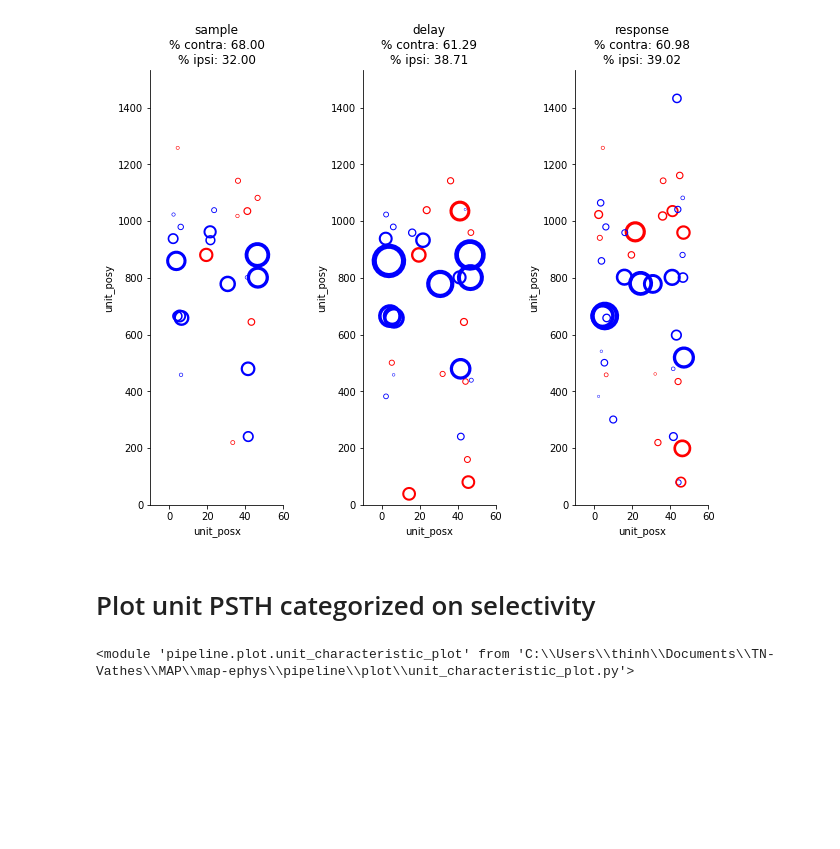
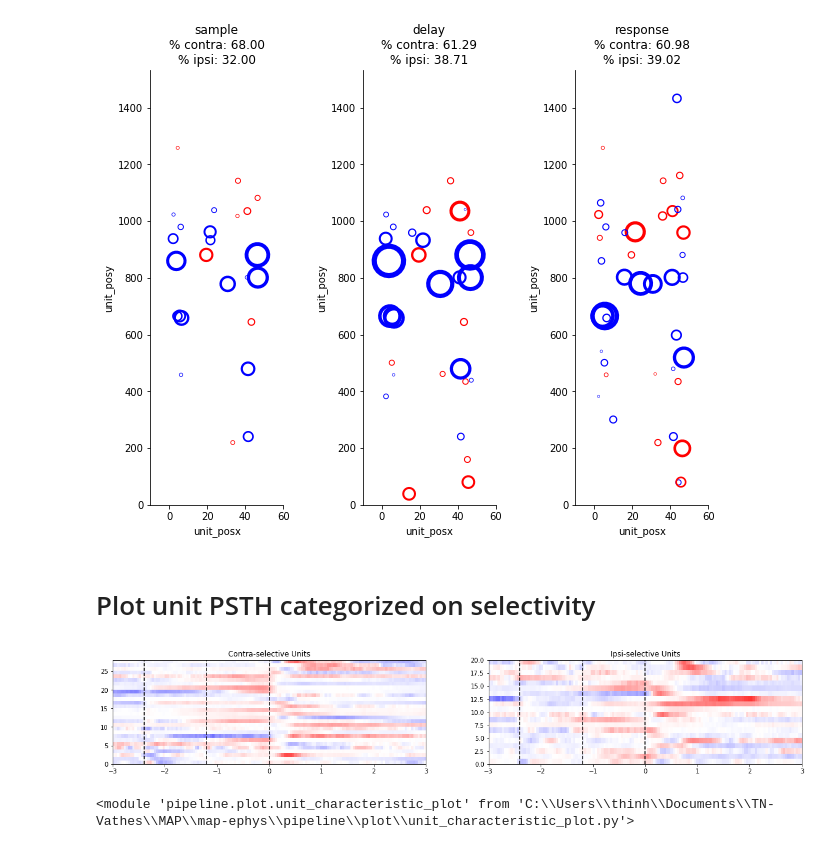
Before and after one commit to mesoscale-activity-map/map-ephys, a Jupyter notebook: notebook/plot_unit_metrics.ipynb, the cells around one changed output. Drawn from its saved outputs; the diff is of its cells as text; code cells hidden in the pictures; blank space fills up the shorter version.

```diff
--- a/notebook/plot_unit_metrics.ipynb
+++ b/notebook/plot_unit_metrics.ipynb
@@ -37,6 +37,10 @@ unit_characteristic_plot.plot_unit_selectivity(session_key)
 [figure]
 # %% [markdown]
 # Plot unit PSTH categorized on selectivity
+# %%
+unit_characteristic_plot.plot_stacked_contra_ipsi_psth(session_key)
+# %% [output]
+[figure, added]
 # %%
 import importlib
 importlib.reload(unit_characteristic_plot)
```
Also changed, not shown: parts of 5 cells of this notebook, 1 other file.
